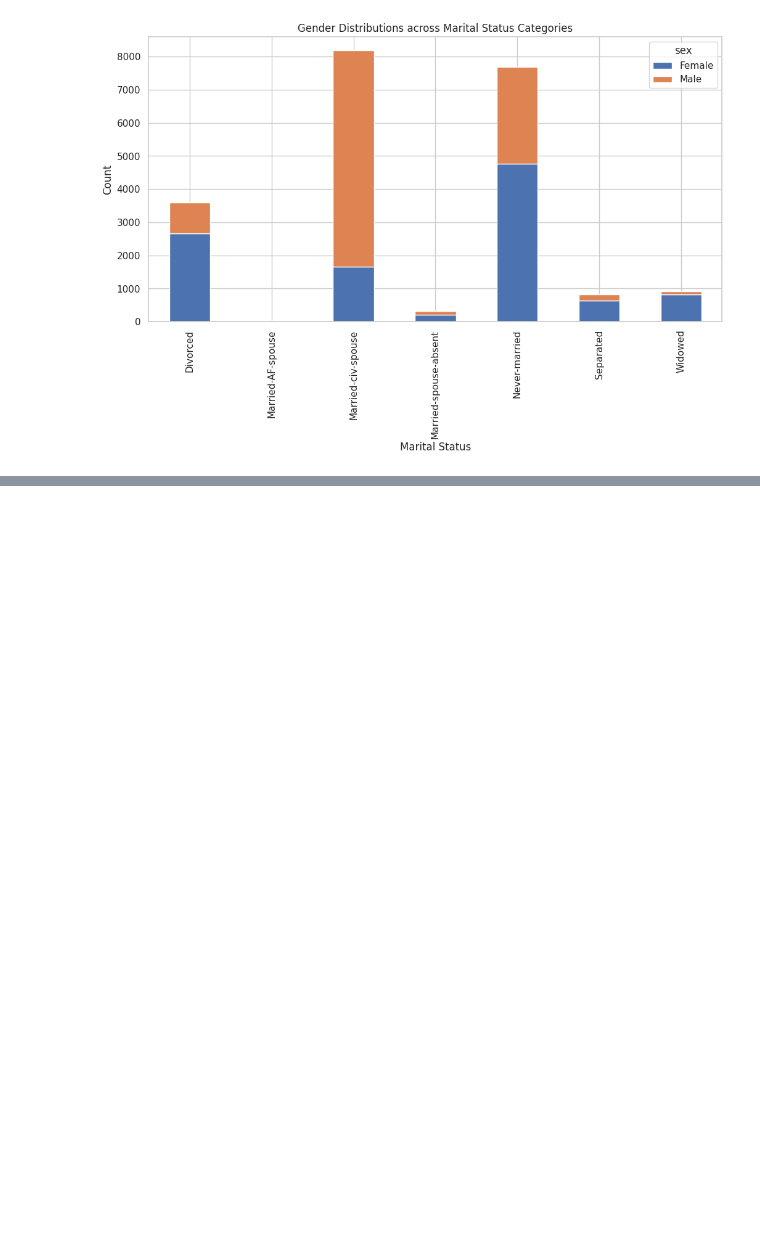
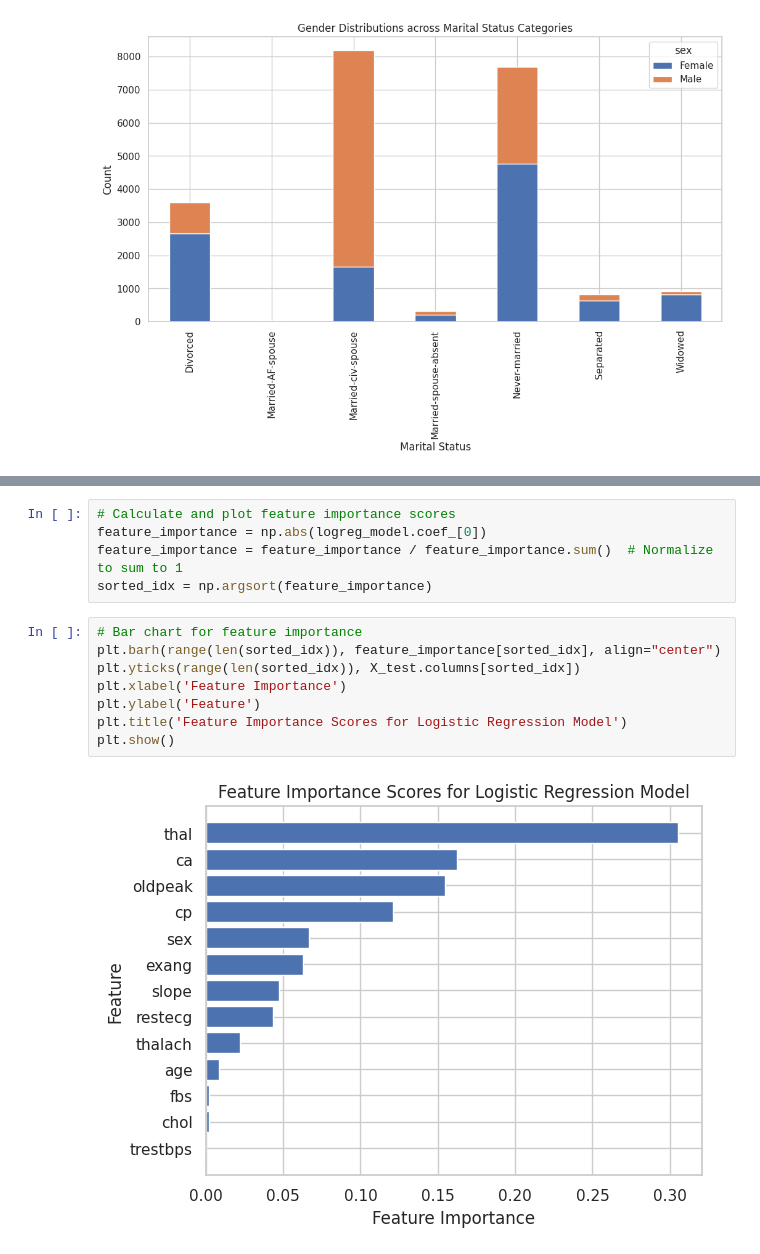
Before and after one commit to noushin94/ResponsibleAI, a Jupyter notebook: Responsible_AI.ipynb, the cells around one changed output, grey strips where cells are left out. Drawn from its saved outputs; the diff is of its cells as text; blank space fills up the shorter version.

```diff
--- a/Responsible_AI.ipynb
+++ b/Responsible_AI.ipynb
@@ -486,0 +665,15 @@ plt.show()
+# %%
+# Calculate and plot feature importance scores
+feature_importance = np.abs(logreg_model.coef_[0])
+feature_importance = feature_importance / feature_importance.sum()  # Normalize to sum to 1
+sorted_idx = np.argsort(feature_importance)
+# %%
+# Bar chart for feature importance
+plt.barh(range(len(sorted_idx)), feature_importance[sorted_idx], align="center")
+plt.yticks(range(len(sorted_idx)), X_test.columns[sorted_idx])
+plt.xlabel('Feature Importance')
+plt.ylabel('Feature')
+plt.title('Feature Importance Scores for Logistic Regression Model')
+plt.show()
+# %% [output]
+[figure, added]
```
Also changed, not shown: parts of 21 cells of this notebook.
